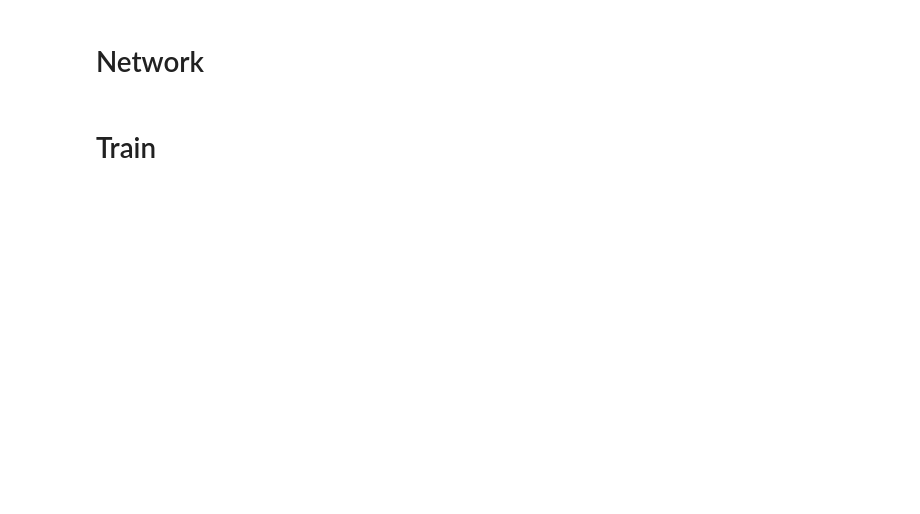
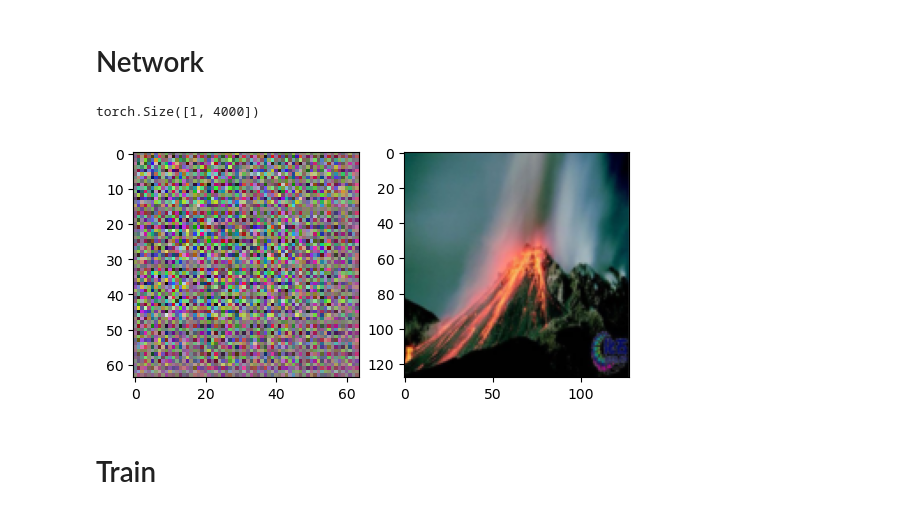
Before and after one commit to shahanneda/ImageInpainting, a Jupyter notebook: final_project.ipynb, the cells around one changed output. Drawn from its saved outputs; the diff is of its cells as text; code cells hidden in the pictures; blank space fills up the shorter version.

Commit message:
got something working after using custom encoder

```diff
--- a/final_project.ipynb
+++ b/final_project.ipynb
@@ -136,3 +155,11 @@ class Encoder(nn.Module):
+# %%
+encoder = Encoder()
+encoder = encoder.to(device)
+encoder(sample_image.to(device).unsqueeze(0)).shape
+# # sample_untrained_out = try_running_image(sample_image, encoder, decoder)
+# display_images([sample_untrained_out, sample_image])
+# %% [output]
+torch.Size([1, 4000])
 # %%
 class Decoder(nn.Module):
     def __init__(self):
@@ -188,5 +237,12 @@ class Decoder(nn.Module):
 
         return inp
+# %%
+decoder = Decoder()
+decoder = decoder.to(device)
+sample_untrained_out = try_running_image(sample_image, encoder, decoder)
+display_images([sample_untrained_out, sample_image])
+# %% [output]
+[figure, added]
 # %%
 
 def try_running_image(img, encoder, decoder):
```
Also changed, not shown: parts of 10 cells of this notebook.
